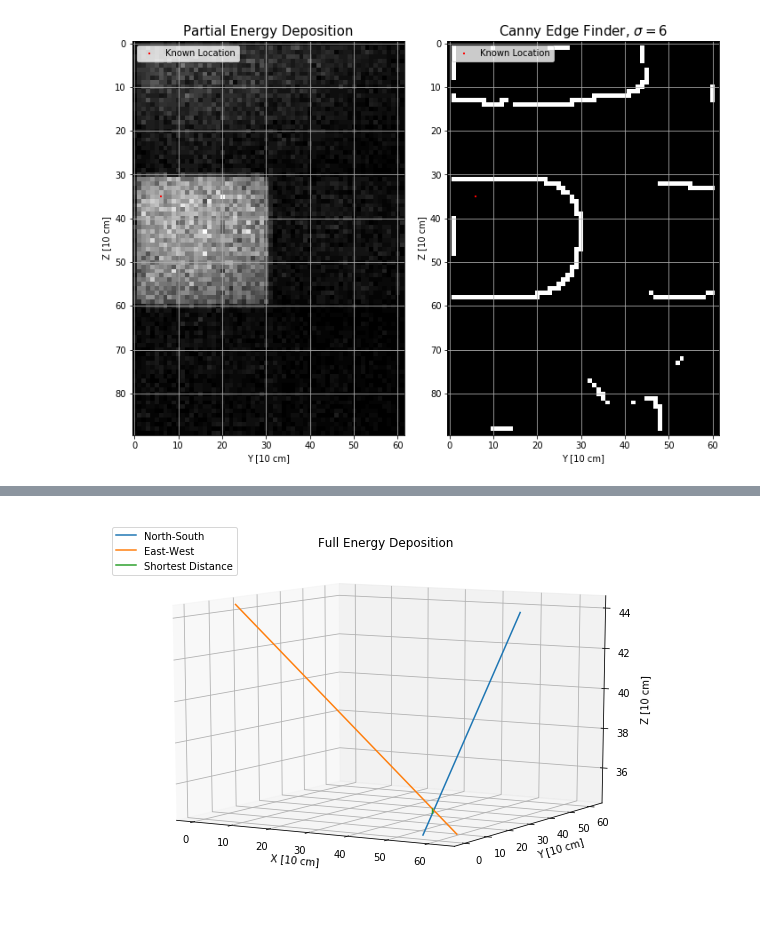
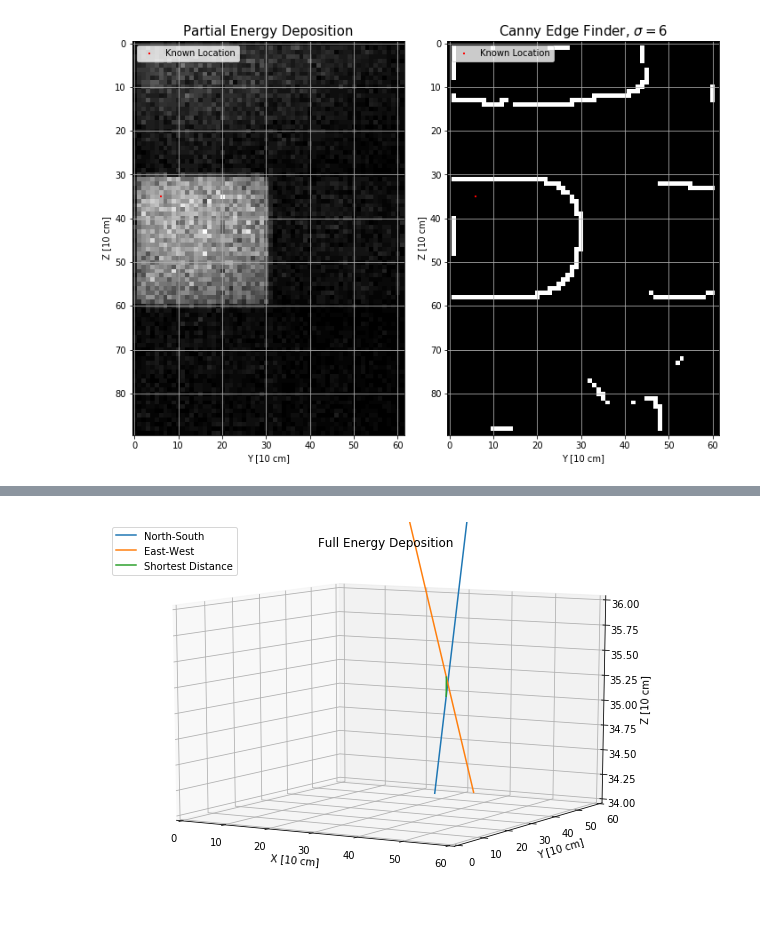
Before and after one commit to DVStepter/Attenuation, a Jupyter notebook: 3Story_Capped/Centroid_Finder_2fl_Wall.ipynb, the cells around one changed output, grey strips where cells are left out. Saved outputs shown, nothing was run; the diff lists cells and outputs as text; code cells hidden in the pictures.

Commit message:
updated plots

```diff
--- a/3Story_Capped/Centroid_Finder_2fl_Wall.ipynb
+++ b/3Story_Capped/Centroid_Finder_2fl_Wall.ipynb
@@ -1149,30 +1149,30 @@ print(d_error)
 # %%
 VecStart_x = [NF[0],EF[0],fp1[0]]
 VecStart_y = [NF[1],EF[1],fp1[1]]
 VecStart_z = [NF[2],EF[2],fp1[2]]
 VecEnd_x = [SF[0],WF[0],fp2[0]]
 VecEnd_y = [SF[1],WF[1],fp2[1]]
 VecEnd_z  =[SF[2],WF[2],fp2[2]]
 Labels = ['North-South', 'East-West','Shortest Distance']
 
 fig = plt.figure(figsize=(10,7))
 ax = fig.add_subplot(111, projection='3d')
 
 for i in range(3):
     ax.plot([VecStart_x[i], VecEnd_x[i]], [VecStart_y[i],VecEnd_y[i]],zs=[VecStart_z[i],VecEnd_z[i]],label=Labels[i])
-    #ax.set_xlim3d(40,50)
-    #ax.set_ylim3d(40,50)
-    #ax.set_zlim3d(43,47)
+    ax.set_xlim3d(0,60)
+    ax.set_ylim3d(0,60)
+    ax.set_zlim3d(34,36)
     ax.view_init(10)
     ax.set_xlabel('X [10 cm]')
     ax.set_ylabel('Y [10 cm]')
     ax.set_zlabel('Z [10 cm]')
 plt.title('Full Energy Deposition')
 plt.legend(loc='upper left')
 plt.savefig('Images/Centroids/3Cent_Full_2fl_Wall_3D.png',dpi=800, bbox_inches='tight')
 plt.show()
 # %% [output]
-[figure, old version]
+[figure, new version]
 # %%
 VecStart_x = [NT[0],ET[0],tp1[0]]
 VecStart_y = [NT[1],ET[1],tp1[1]]
```
Also changed, not shown: parts of 17 cells of this notebook, 33 other files.
